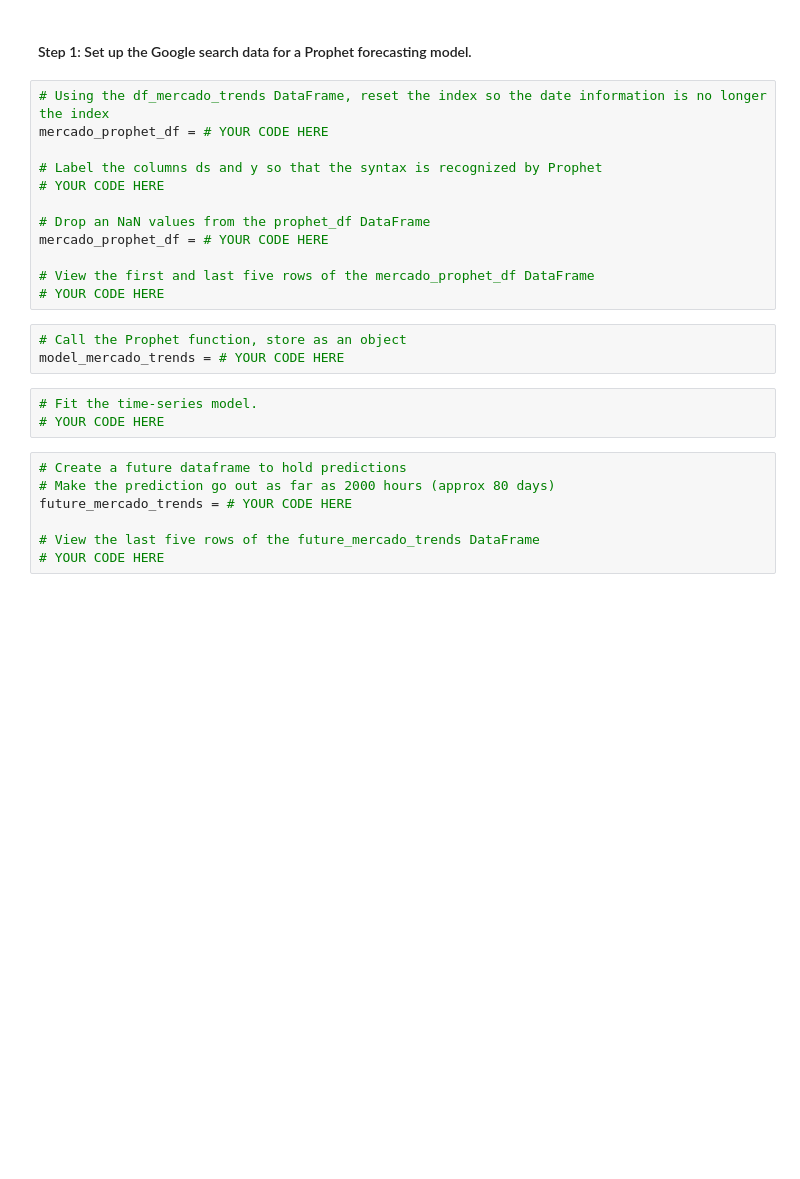
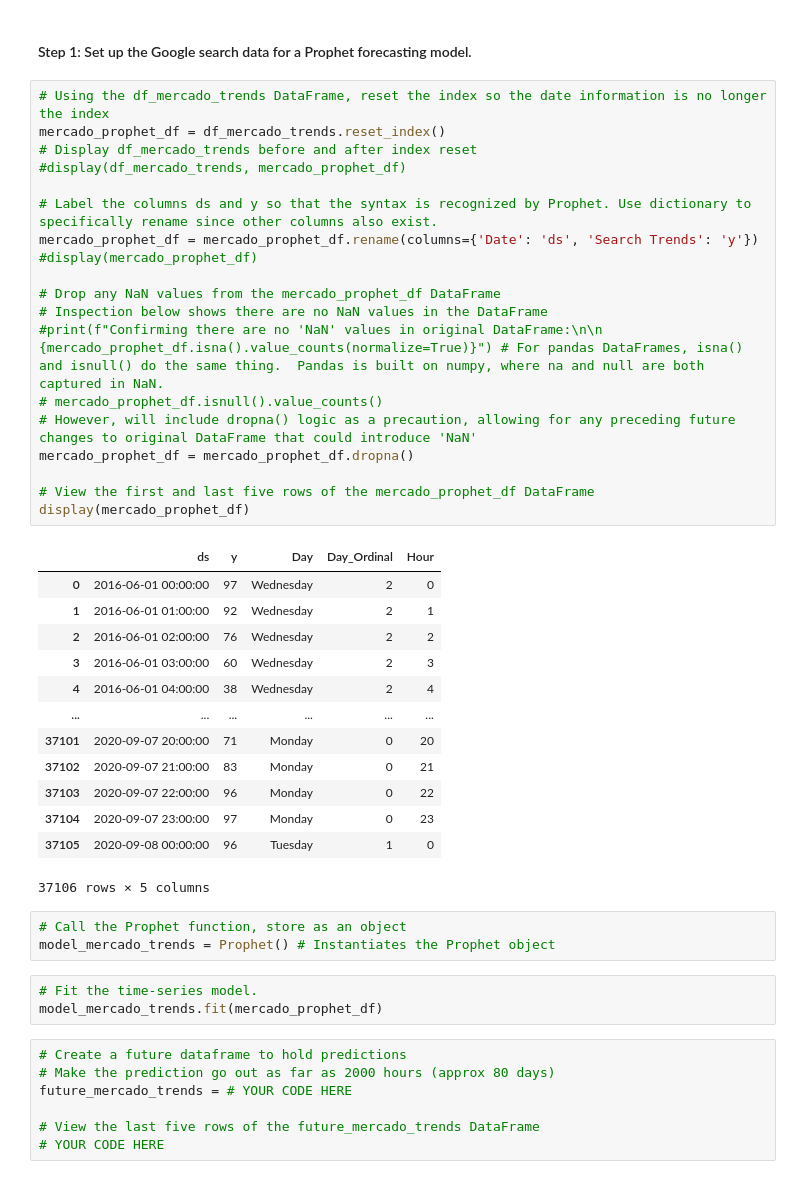
Before and after one commit to boz-tcm/time-series-challenge, a Jupyter notebook: forecasting_net_prophet.ipynb, the cells around one changed output. Cells and saved outputs as stored; diff of their text form; blank space fills up the shorter version.

```diff
--- a/forecasting_net_prophet.ipynb
+++ b/forecasting_net_prophet.ipynb
@@ -665,24 +678,45 @@ Now, you need to produce a time series model that analyzes and forecasts pattern
     * What's the lowest point for search traffic in the calendar year?
 # %% [markdown]
 #### Step 1: Set up the Google search data for a Prophet forecasting model.
-# %%
-# Using the df_mercado_trends DataFrame, reset the index so the date information is no longer the index
-mercado_prophet_df = # YOUR CODE HERE
-
-# Label the columns ds and y so that the syntax is recognized by Prophet
-# YOUR CODE HERE
-
-# Drop an NaN values from the prophet_df DataFrame
-mercado_prophet_df = # YOUR CODE HERE
-
-# View the first and last five rows of the mercado_prophet_df DataFrame
-# YOUR CODE HERE
+# %%
+# Using the df_mercado_trends DataFrame, reset the index so the date information is no longer the index
+mercado_prophet_df = df_mercado_trends.reset_index()
+# Display df_mercado_trends before and after index reset
+#display(df_mercado_trends, mercado_prophet_df)
+
+# Label the columns ds and y so that the syntax is recognized by Prophet. Use dictionary to specifically rename since other columns also exist.
+mercado_prophet_df = mercado_prophet_df.rename(columns={'Date': 'ds', 'Search Trends': 'y'})
+#display(mercado_prophet_df)
+
+# Drop any NaN values from the mercado_prophet_df DataFrame
+# Inspection below shows there are no NaN values in the DataFrame
+#print(f"Confirming there are no 'NaN' values in original DataFrame:\n\n {mercado_prophet_df.isna().value_counts(normalize=True)}") # For pandas DataFrames, isna() and isnull() do the same thing.  Pandas is built on numpy, where na and null are both captured in NaN.
+# mercado_prophet_df.isnull().value_counts()
+# However, will include dropna() logic as a precaution, allowing for any preceding future changes to original DataFrame that could introduce 'NaN'
+mercado_prophet_df = mercado_prophet_df.dropna()
+
+# View the first and last five rows of the mercado_prophet_df DataFrame
+display(mercado_prophet_df)
+# %% [output]
+|  | ds | y | Day | Day_Ordinal | Hour |
+| 0 | 2016-06-01 00:00:00 | 97 | Wednesday | 2 | 0 |
+| 1 | 2016-06-01 01:00:00 | 92 | Wednesday | 2 | 1 |
+| 2 | 2016-06-01 02:00:00 | 76 | Wednesday | 2 | 2 |
+| 3 | 2016-06-01 03:00:00 | 60 | Wednesday | 2 | 3 |
+| 4 | 2016-06-01 04:00:00 | 38 | Wednesday | 2 | 4 |
+| ... | ... | ... | ... | ... | ... |
+| 37101 | 2020-09-07 20:00:00 | 71 | Monday | 0 | 20 |
+| 37102 | 2020-09-07 21:00:00 | 83 | Monday | 0 | 21 |
+| 37103 | 2020-09-07 22:00:00 | 96 | Monday | 0 | 22 |
+| 37104 | 2020-09-07 23:00:00 | 97 | Monday | 0 | 23 |
+| 37105 | 2020-09-08 00:00:00 | 96 | Tuesday | 1 | 0 |
+37106 rows × 5 columns
 # %%
 # Call the Prophet function, store as an object
-model_mercado_trends = # YOUR CODE HERE
+model_mercado_trends = Prophet() # Instantiates the Prophet object
 # %%
 # Fit the time-series model.
-# YOUR CODE HERE
+model_mercado_trends.fit(mercado_prophet_df)
 # %%
 # Create a future dataframe to hold predictions
 # Make the prediction go out as far as 2000 hours (approx 80 days)
```
Also changed, not shown: parts of 9 cells of this notebook.
